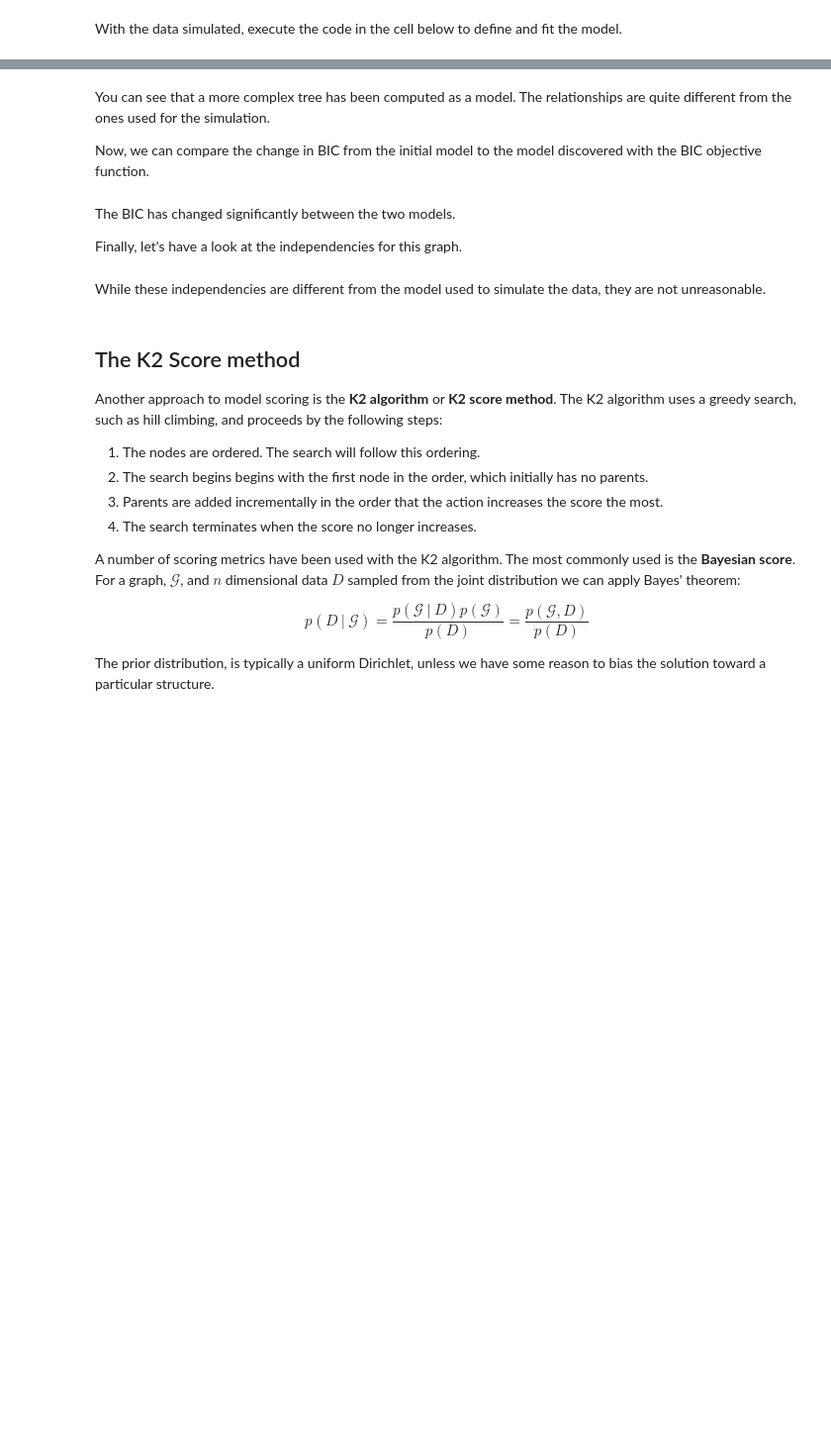
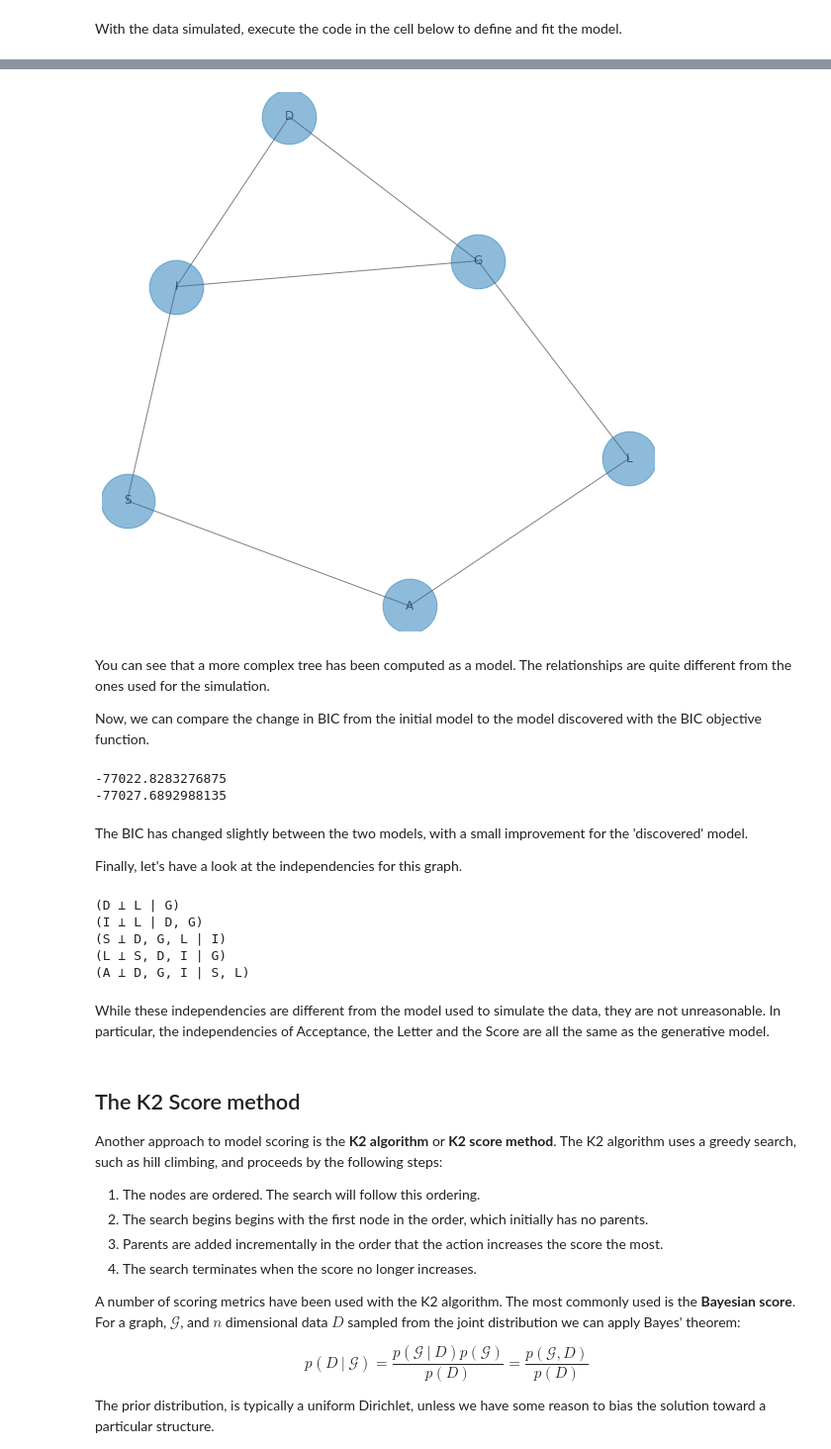
Before and after one commit to StephenElston/CSCI_E_82A_Probabalistic_Programming, a Jupyter notebook: Lesson5_Learning_Part2/IntroductiontoLearningModelStructure.ipynb, the cells around one changed output, grey strips where cells are left out. Shown at 99% size. Saved outputs shown, nothing was run; the diff lists cells and outputs as text; code cells hidden in the pictures; blank space fills up the shorter version.

```diff
--- a/Lesson5_Learning_Part2/IntroductiontoLearningModelStructure.ipynb
+++ b/Lesson5_Learning_Part2/IntroductiontoLearningModelStructure.ipynb
@@ -209,9 +244,8 @@ Notice that the BIC score has increased considerably from the graph structure us
 
 As has been mentioned, a considerable amount of data can be required to find the structure of graphical models. Let's see if this makes a difference. The code in the cell below creates a new dateset with 25,000 simulated cases.
 # %%
+## Simulation to create a larger data set
 nsamps = 25000
-
-## First the conditionally independent variables
 nr.seed(22234)
-samples_25000 = simulate_from_DAG(murder_model, nsamps = nsamps)
+samples_25000 = simulate_from_DAG(student_model, nsamps = nsamps)
 samples_25000
@@ -218,8 +266,6 @@ samples_25000
 # %% [markdown]
 With the data simulated, execute the code in the cell below to define and fit the model.
 # %%
-est_bic_big = HillClimbSearch(samples_25000, scoring_method=BicScore(samples_25000))
-bic_model_big = est_bic_big.estimate()
-print(sorted(bic_model_big.nodes()))
-bic_edges_big = est_bic_big.estimate(max_indegree=2).edges()
-bic_edges_big
+est_bic_big = HillClimbSearch(samples_25000)
+bic_model_big = est_bic_big.estimate(scoring_method=BicScore(samples_25000))
+list(bic_model_big.edges)
@@ -226,18 +280,31 @@ bic_edges_big
+# %%
+plot_graph_from_edges(bic_model_big)
+# %% [output]
+[figure, added]
 # %% [markdown]
 You can see that a more complex tree has been computed as a model. The relationships are quite different from the ones used for the simulation.
 
 Now, we can compare the change in BIC from the initial model to the model discovered with the BIC objective function.
 # %%
-print(BicScore(samples_25000).score(model_1))
+print(BicScore(samples_25000).score(student_model))
 print(BicScore(samples_25000).score(bic_model_big))
+# %% [output]
+-77022.8283276875
+-77027.6892988135
 # %% [markdown]
-The BIC has changed significantly between the two models.
+The BIC has changed slightly between the two models, with a small improvement for the 'discovered' model.
 
 Finally, let's have a look at the independencies for this graph.
 # %%
-bic_model_big.local_independencies(['D', 'I', 'S', 'G', 'L'])
+bic_model_big.local_independencies(['D', 'I', 'S', 'G', 'L', 'A'])
+# %% [output]
+(D ⟂ L | G)
+(I ⟂ L | D, G)
+(S ⟂ D, G, L | I)
+(L ⟂ S, D, I | G)
+(A ⟂ D, G, I | S, L)
 # %% [markdown]
-While these independencies are different from the model used to simulate the data, they are not unreasonable.
+While these independencies are different from the model used to simulate the data, they are not unreasonable. In particular, the independencies of Acceptance, the Letter and the Score are all the same as the generative model.
 # %% [markdown]
 ## The K2 Score method
 
```
Also changed, not shown: parts of 37 cells of this notebook.
